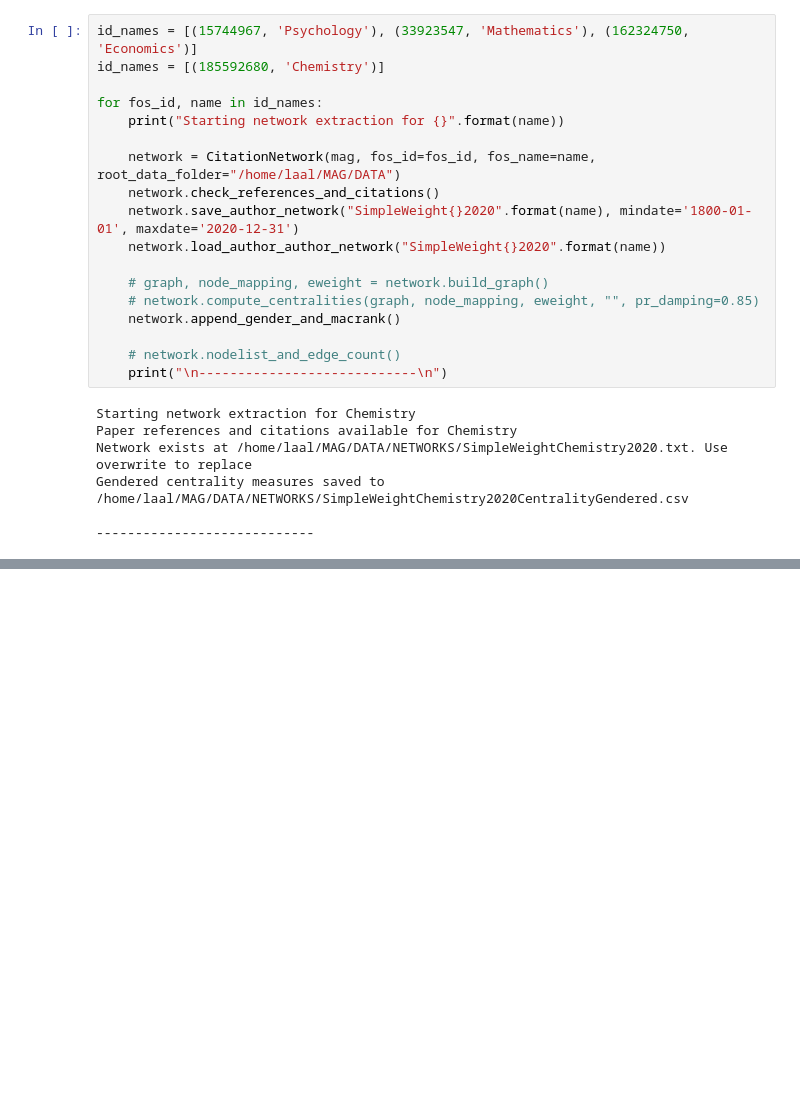
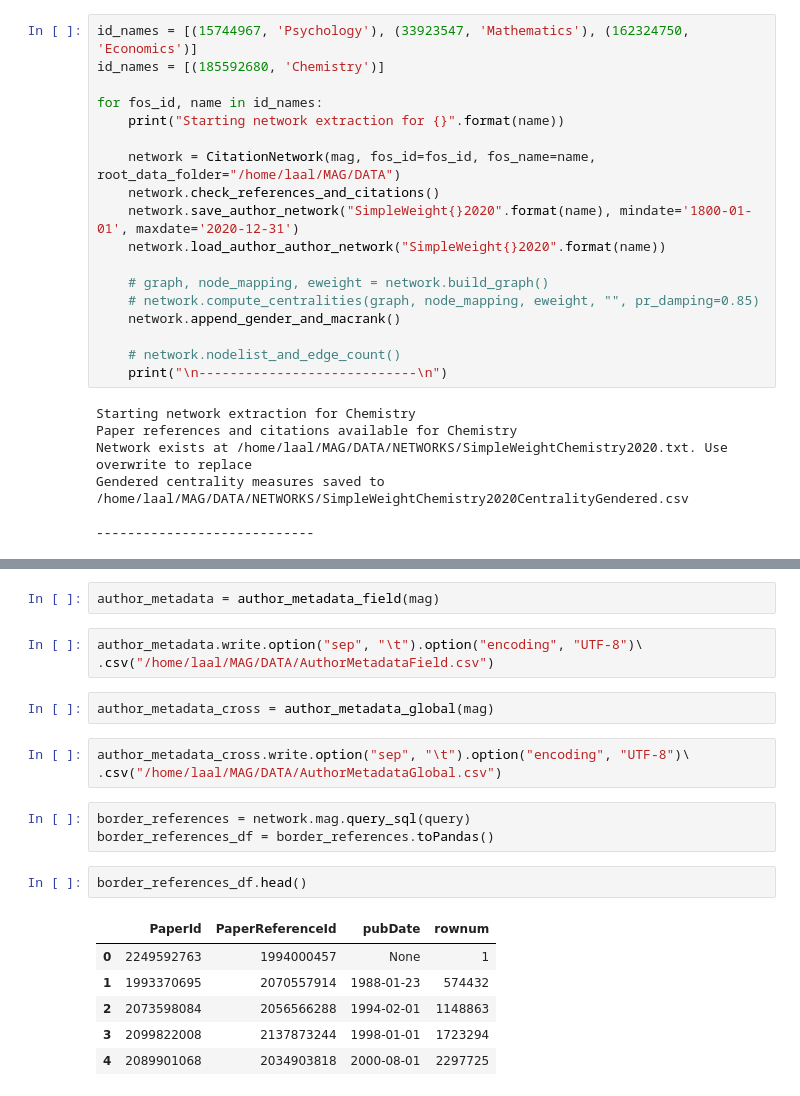
Before and after one commit to buschbirk/CentralityFairness, a Jupyter notebook: Network pipeline.ipynb, the cells around one changed output, grey strips where cells are left out. Drawn from its saved outputs; the diff is of its cells as text; blank space fills up the shorter version.

```diff
--- a/Network pipeline.ipynb
+++ b/Network pipeline.ipynb
@@ -104,0 +373,22 @@ Gendered centrality measures saved to /home/laal/MAG/DATA/NETWORKS/SimpleWeightC
+# %%
+author_metadata = author_metadata_field(mag)
+# %%
+author_metadata.write.option("sep", "\t").option("encoding", "UTF-8")\
+.csv("/home/laal/MAG/DATA/AuthorMetadataField.csv")
+# %%
+author_metadata_cross = author_metadata_global(mag)
+# %%
+author_metadata_cross.write.option("sep", "\t").option("encoding", "UTF-8")\
+.csv("/home/laal/MAG/DATA/AuthorMetadataGlobal.csv")
+# %%
+border_references = network.mag.query_sql(query)
+border_references_df = border_references.toPandas()
+# %%
+border_references_df.head()
+# %% [output]
+|  | PaperId | PaperReferenceId | pubDate | rownum |
+| 0 | 2249592763 | 1994000457 | None | 1 |
+| 1 | 1993370695 | 2070557914 | 1988-01-23 | 574432 |
+| 2 | 2073598084 | 2056566288 | 1994-02-01 | 1148863 |
+| 3 | 2099822008 | 2137873244 | 1998-01-01 | 1723294 |
+| 4 | 2089901068 | 2034903818 | 2000-08-01 | 2297725 |
```
Also changed, not shown: parts of 19 cells of this notebook, 14 other files.
